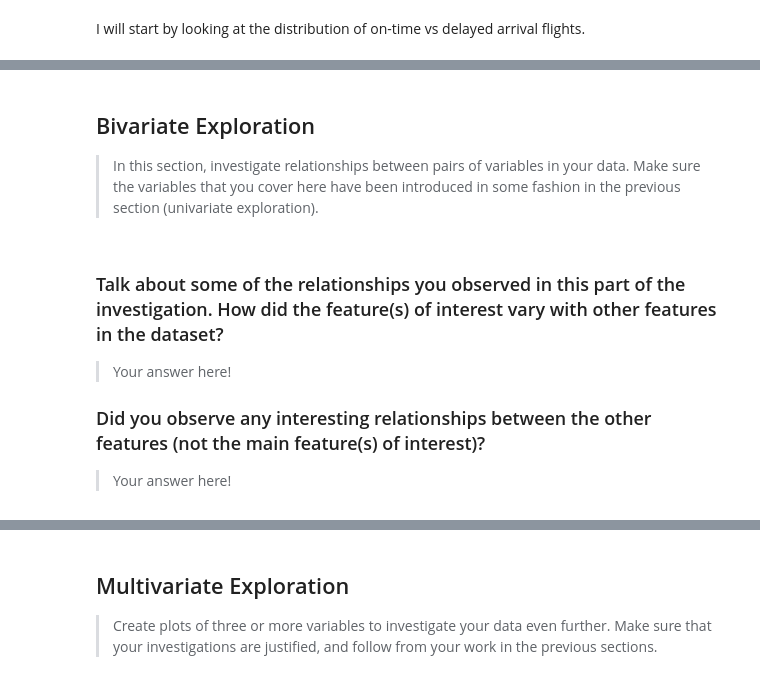
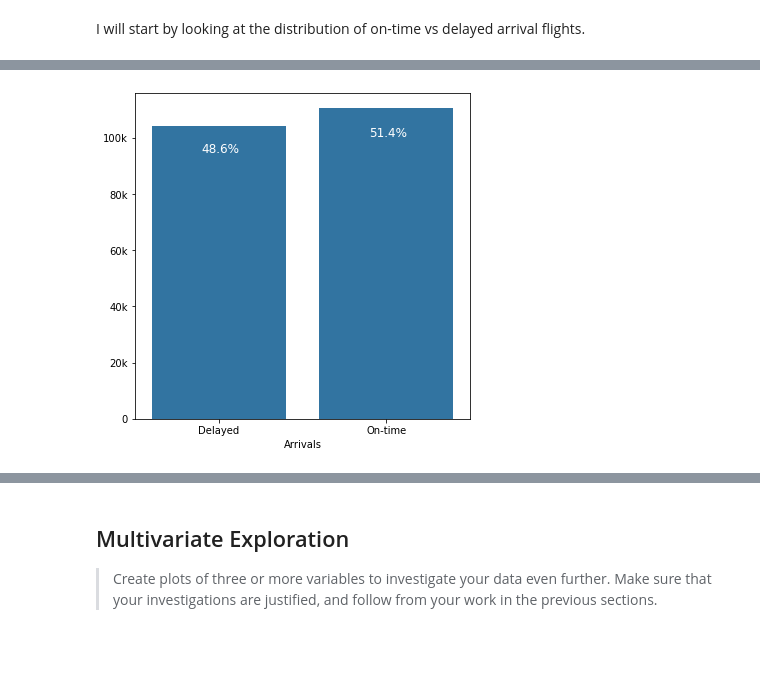
Before and after one commit to leqilu67/flights_study, a Jupyter notebook: flights_data_exploration.ipynb, the cells around one changed output, grey strips where cells are left out. Cells and saved outputs as stored; diff of their text form; code cells hidden in the pictures; blank space fills up the shorter version.

Commit message:
bivariate exploration

```diff
--- a/flights_data_exploration.ipynb
+++ b/flights_data_exploration.ipynb
@@ -378,18 +400,17 @@ I expect the DepTime to have the strongest effect on arrival delays: later depar
 conditions = [
     (flights_sample['Distance'] <700),
     (flights_sample['Distance'] >= 700) & (flights_sample['Distance'] < 3000),
-    (flights_sample['Distance'] > 3000)
+    (flights_sample['Distance'] >= 3000)
 ]
 
 hauls = ['Short', 'Medium', 'Long']
 
 flights_sample['Haul'] = np.select(conditions, hauls)
 # %%
-# make a column to indicate if arrival have been delayed
-flights_sample['ArrDelayed'] = flights_sample['ArrDelay'] > 0
-flights_sample['DepDelayed'] = flights_sample['DepDelay'] > 0
+# make a column to indicate if arrival is on-time
+flights_sample['ArrOnTime'] = flights_sample['ArrDelay'] <= 0
+flights_sample['DepOnTime'] = flights_sample['DepDelay'] <= 0
 
-flights_sample_ontime = flights_sample.query('ArrDelayed == False')
-flights_sample_delay = flights_sample.query('DepDelayed == False')
+flights_sample_arr_ontime = flights_sample.query('ArrOnTime == True')
 # %% [markdown]
 I will start by looking at the distribution of on-time vs delayed arrival flights.
@@ -514,14 +417,21 @@ The differences here is very big between WN (Southwest) and ML(1) (Midway), and
-# %% [markdown]
-## Bivariate Exploration
-
-> In this section, investigate relationships between pairs of variables in your
-data. Make sure the variables that you cover here have been introduced in some
-fashion in the previous section (univariate exploration).
-# %% [markdown]
-### Talk about some of the relationships you observed in this part of the investigation. How did the feature(s) of interest vary with other features in the dataset?
-
-> Your answer here!
-
-### Did you observe any interesting relationships between the other features (not the main feature(s) of interest)?
-
-> Your answer here!
+# %%
+base_color = sb.color_palette()[0]
+plt.figure(figsize=[6, 6])
+
+ax = sb.countplot(data=flights_sample, x='ArrOnTime', color=base_color)
+plt.xticks([False, True], ['Delayed', 'On-time'])
+plt.xlabel('Arrivals')
+plt.ylabel('')
+plt.yticks([0, 2e4, 4e4, 6e4, 8e4, 1e5], ['0', '20k', '40k', '60k', '80k', '100k'])
+
+total = flights_sample.shape[0]
+
+for p in ax.patches:
+    percentage = '{:.1f}%'.format(100 * p.get_height()/total)
+    x = p.get_x() + p.get_width()/2.7
+    y = p.get_y() + p.get_height()/1.1
+    ax.annotate(percentage, (x, y), size=12, color='white')
+
+plt.show();
+# %% [output]
+[figure, added]
```
Also changed, not shown: parts of 61 cells of this notebook, 1 other file.
